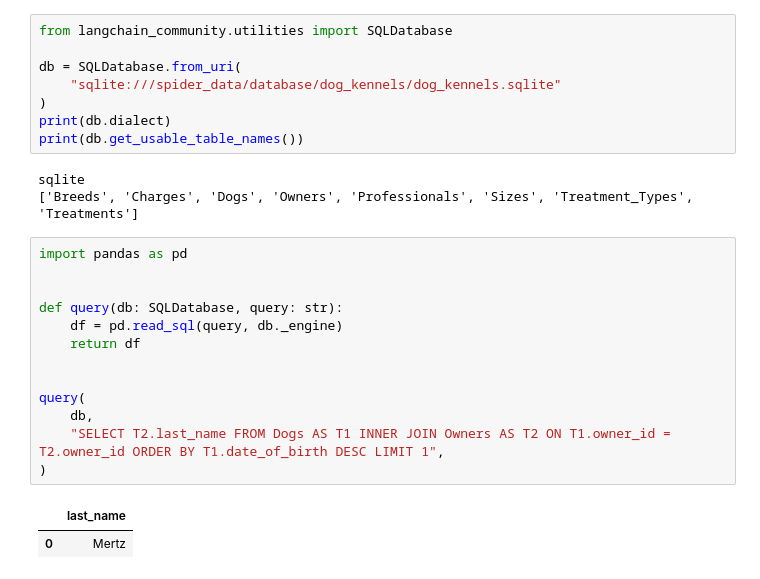
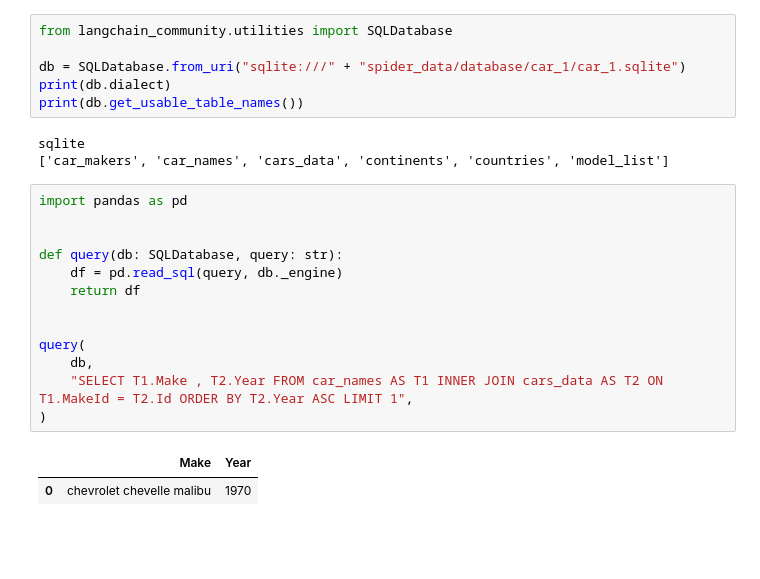
Before and after one commit to LanChuHoang/handsonllm, a Jupyter notebook: spider_test/db_client.ipynb, the cells around one changed output. Saved outputs shown, nothing was run; the diff lists cells and outputs as text; blank space fills up the shorter version.

```diff
--- a/spider_test/db_client.ipynb
+++ b/spider_test/db_client.ipynb
@@ -1,27 +1,25 @@
 # %%
 from langchain_community.utilities import SQLDatabase
 
-db = SQLDatabase.from_uri(
-    "sqlite:///spider_data/database/dog_kennels/dog_kennels.sqlite"
-)
+db = SQLDatabase.from_uri("sqlite:///" + "spider_data/database/car_1/car_1.sqlite")
 print(db.dialect)
 print(db.get_usable_table_names())
 # %% [output]
 sqlite
-['Breeds', 'Charges', 'Dogs', 'Owners', 'Professionals', 'Sizes', 'Treatment_Types', 'Treatments']
+['car_makers', 'car_names', 'cars_data', 'continents', 'countries', 'model_list']
 # %%
 import pandas as pd
 
 
 def query(db: SQLDatabase, query: str):
     df = pd.read_sql(query, db._engine)
     return df
 
 
 query(
     db,
-    "SELECT T2.last_name FROM Dogs AS T1 INNER JOIN Owners AS T2 ON T1.owner_id = T2.owner_id ORDER BY T1.date_of_birth DESC LIMIT 1",
+    "SELECT T1.Make , T2.Year FROM car_names AS T1 INNER JOIN cars_data AS T2 ON T1.MakeId = T2.Id ORDER BY T2.Year ASC LIMIT 1",
 )
 # %% [output]
-|  | last_name |
-| 0 | Mertz |
+|  | Make | Year |
+| 0 | chevrolet chevelle malibu | 1970 |
```
Also changed, not shown: 1 other file.
